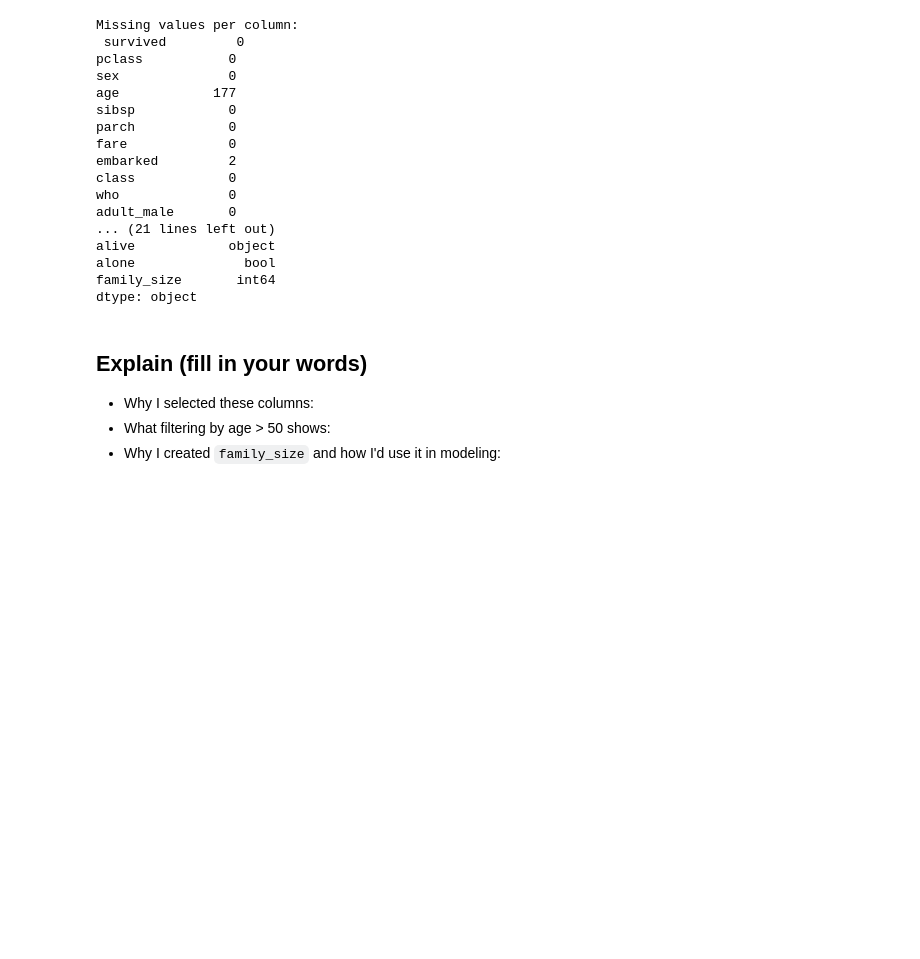
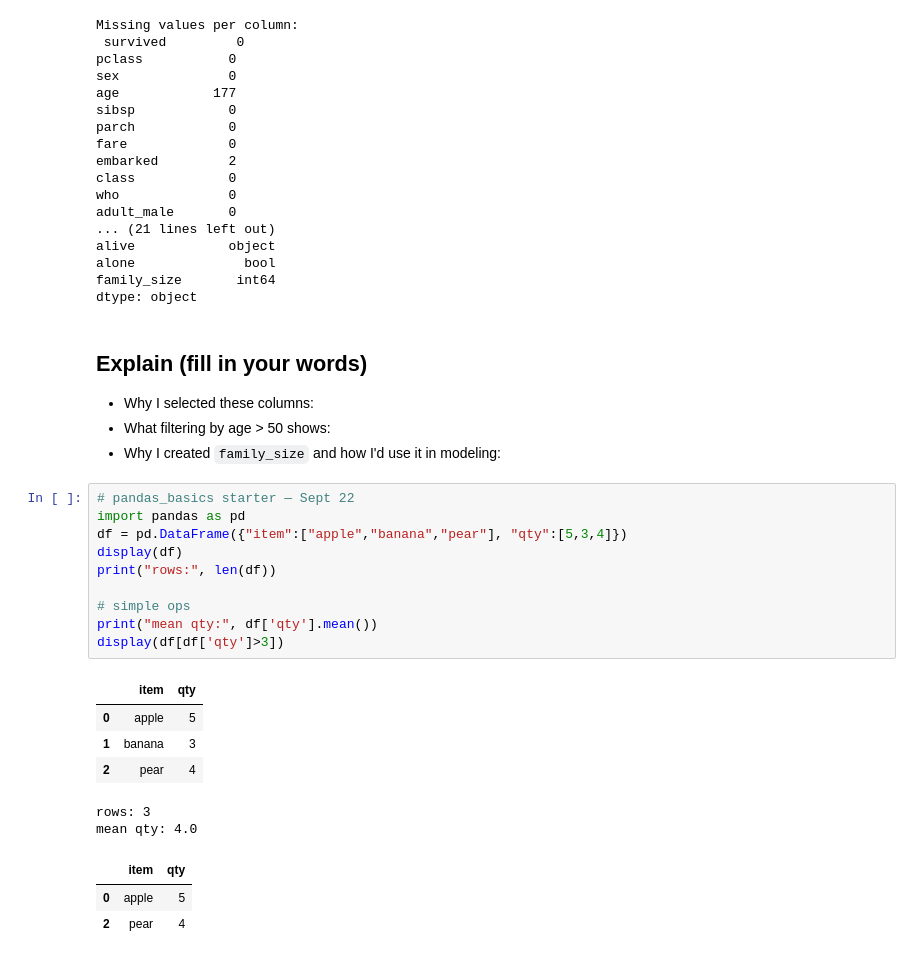
Before and after one commit to KEERTHANA40/Keerthana-Portfolio, a Jupyter notebook: 01_Python/pandas_basics.ipynb, the cells around one changed output. Saved outputs shown, nothing was run; the diff lists cells and outputs as text; blank space fills up the shorter version.

Commit message:
feat: add pandas basics (Lesson 1 & 2 outputs) - Sept 22

```diff
--- a/01_Python/pandas_basics.ipynb
+++ b/01_Python/pandas_basics.ipynb
@@ -107,3 +107,23 @@ dtype: object
 - Why I selected these columns:
 - What filtering by age > 50 shows:
 - Why I created `family_size` and how I'd use it in modeling:
+# %%
+# pandas_basics starter — Sept 22
+import pandas as pd
+df = pd.DataFrame({"item":["apple","banana","pear"], "qty":[5,3,4]})
+display(df)
+print("rows:", len(df))
+
+# simple ops
+print("mean qty:", df['qty'].mean())
+display(df[df['qty']>3])
+# %% [output]
+|  | item | qty |
+| 0 | apple | 5 |
+| 1 | banana | 3 |
+| 2 | pear | 4 |
+rows: 3
+mean qty: 4.0
+|  | item | qty |
+| 0 | apple | 5 |
+| 2 | pear | 4 |
```
